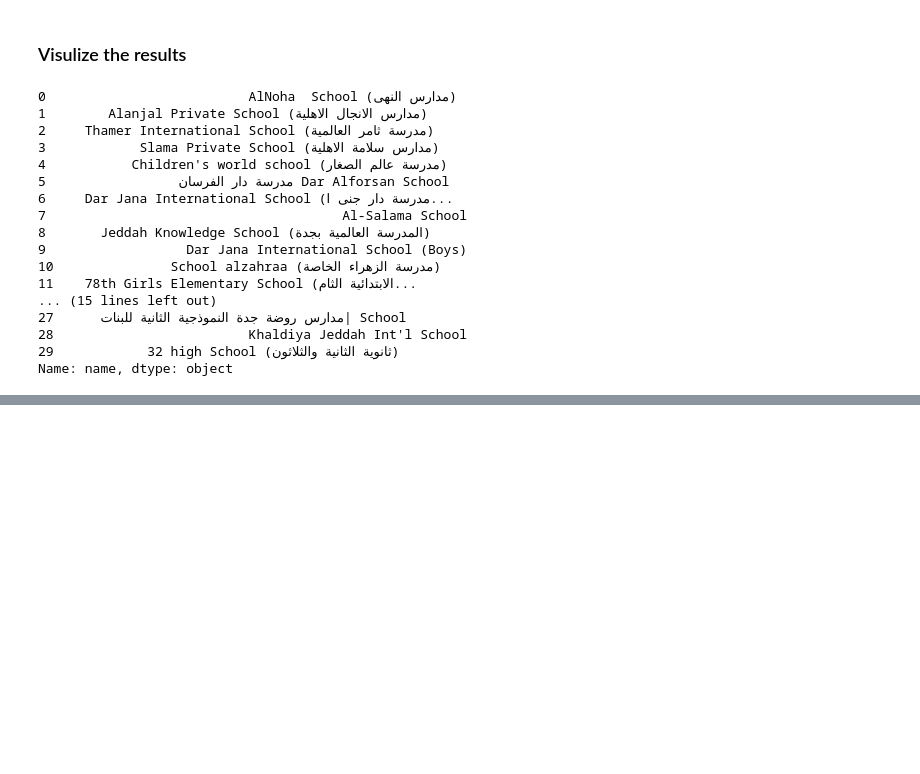
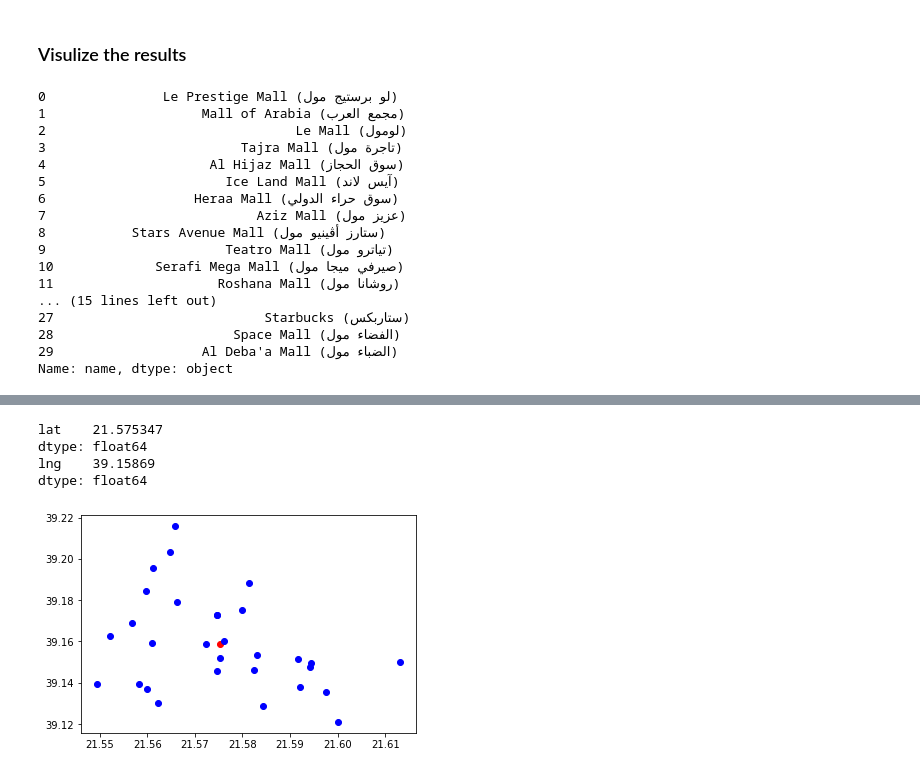
Before and after one commit to MDCR55/Coursera_Capstone, a Jupyter notebook: CapstoneProject_Week2.ipynb, the cells around one changed output, grey strips where cells are left out. Drawn from its saved outputs; the diff is of its cells as text; code cells hidden in the pictures; blank space fills up the shorter version.

```diff
--- a/CapstoneProject_Week2.ipynb
+++ b/CapstoneProject_Week2.ipynb
@@ -233,22 +316,23 @@ dataframe_filtered_school
 # %%
 dataframe_filtered_gym.name
 dataframe_filtered_school.name
+dataframe_filtered_mall.name
 # %% [output]
-0                          AlNoha  School (مدارس النهى)
-1        Alanjal Private School (مدارس الانجال الاهلية)
-2     Thamer International School (مدرسة ثامر العالمية)
-3            Slama Private School (مدارس سلامة الاهلية)
-4           Children's world school (مدرسة عالم الصغار)
-5                 مدرسة دار الفرسان Dar Alforsan School
-6     Dar Jana International School (مدرسة دار جنى ا...
-7                                      Al-Salama School
-8       Jeddah Knowledge School (المدرسة العالمية بجدة)
-9                  Dar Jana International School (Boys)
-10               School alzahraa (مدرسة الزهراء الخاصة)
-11    78th Girls Elementary School (الابتدائية الثام...
+0               Le Prestige Mall (لو برستيج مول)
+1                    Mall of Arabia (مجمع العرب)
+2                                Le Mall (لومول)
+3                         Tajra Mall (تاجرة مول)
+4                     Al Hijaz Mall (سوق الحجاز)
+5                       Ice Land Mall (آيس لاند)
+6                   Heraa Mall (سوق حراء الدولي)
+7                           Aziz Mall (عزيز مول)
+8           Stars Avenue Mall (ستارز أڨينيو مول)
+9                       Teatro Mall (تياترو مول)
+10             Serafi Mega Mall (صيرفي ميجا مول)
+11                     Roshana Mall (روشانا مول)
 ... (15 lines left out)
-27      مدارس روضة جدة النموذجية الثانية للبنات| School
-28                         Khaldiya Jeddah Int'l School
-29            32 high School (ثانوية الثانية والثلاثون)
+27                           Starbucks (ستاربكس)
+28                       Space Mall (الفضاء مول)
+29                   Al Deba'a Mall (الضباء مول)
 Name: name, dtype: object
 # %%
@@ -294,3 +392,36 @@ for lat, lng, label in zip(dataframe_filtered_school.lat, dataframe_filtered_sch
 venues_map
 # %% [output]
 [interactive output not drawn]
+# %%
+# extracting gym coordinates
+x_gym = dataframe_filtered_gym.iloc[:, 10:11]
+y_gym = dataframe_filtered_gym.iloc[:, 11:12]
+
+
+#find the centroid of the gyms
+coordinatesCenterGym = []
+
+def findCenter(xList, yList, coordinates):
+        xCenter = np.sum(xList)/len(xList)
+        yCenter = np.sum(yList)/len(yList)
+        coordinates.append(xCenter)
+        coordinates.append(yCenter)
+        return coordinates
+
+findCenter(x_gym, y_gym, coordinatesCenterGym)
+
+# list to numpy array
+np.array(coordinatesCenterGym)
+
+# plot the list of gyms with the centeroid
+plt.scatter(coordinatesCenterGym[0], coordinatesCenterGym[1], label = 'gym coordinates', color='red')
+plt.scatter(x_gym, y_gym, label = 'gym coordinates', color='blue')
+
+print(coordinatesCenterGym[0])
+print(coordinatesCenterGym[1])
+# %% [output]
+lat    21.575347
+dtype: float64
+lng    39.15869
+dtype: float64
+[figure, added]
```
Also changed, not shown: parts of 23 cells of this notebook.
